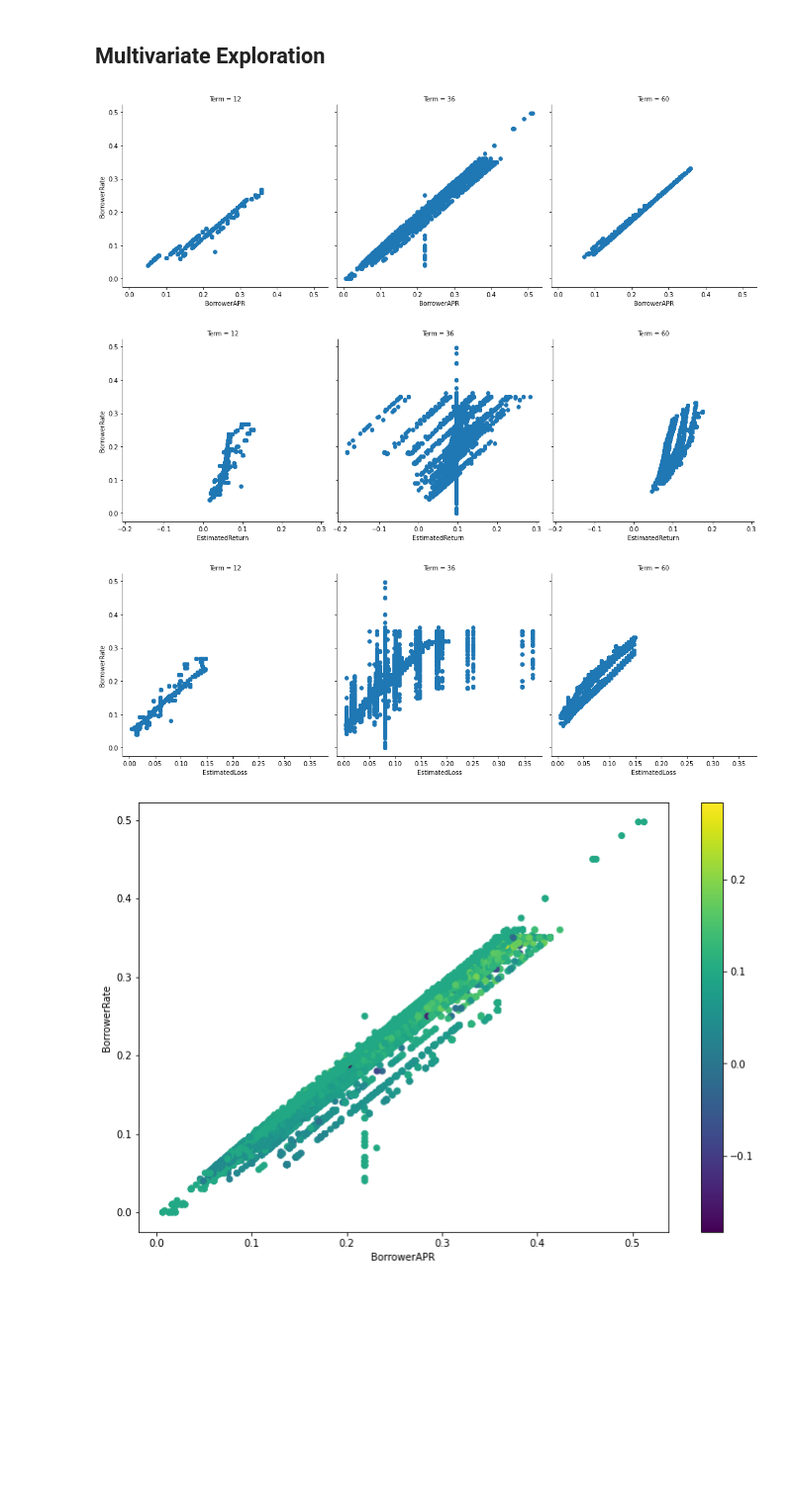
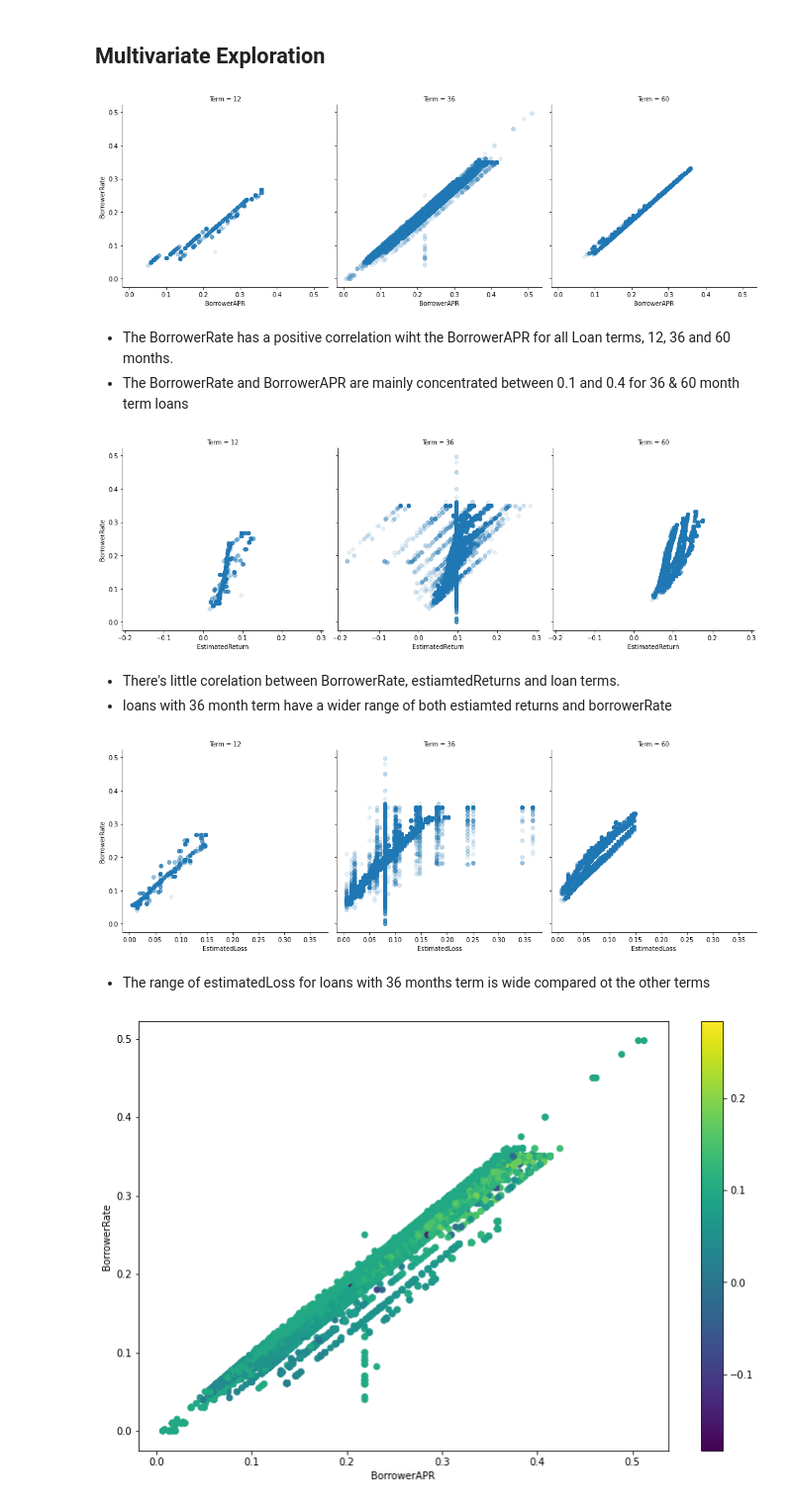
Before and after one commit to 3liud/loan-dataset-exploratoration, a Jupyter notebook: Notebooks/Part_I_exploration.ipynb, the cells around one changed output. Shown at 99% size. Drawn from its saved outputs; the diff is of its cells as text; code cells hidden in the pictures; blank space fills up the shorter version.

Commit message:
made a few changes on the charts and descriptions of the charts

```diff
--- a/Notebooks/Part_I_exploration.ipynb
+++ b/Notebooks/Part_I_exploration.ipynb
@@ -341,21 +361,27 @@ sb.boxplot(data = ploans, x = 'Term', y = 'EstimatedLoss', color = base_color);
 # %%
 # BorrowerAPR, BorrowerRate vs. Term
 g = sb.FacetGrid(data = ploans, col = 'Term', height = 5, margin_titles = True)
-g.map(plt.scatter, 'BorrowerAPR', 'BorrowerRate');
+g.map(plt.scatter, 'BorrowerAPR', 'BorrowerRate', alpha=0.1);
 # %% [output]
-[figure, old version]
+[figure, new version]
+# %% [markdown]
+- The BorrowerRate has a positive correlation wiht the BorrowerAPR for all Loan terms, 12, 36 and 60 months.
+- The BorrowerRate and BorrowerAPR are mainly concentrated between 0.1 and 0.4 for 36 & 60 month term loans
 # %%
-
-
 g = sb.FacetGrid(data = ploans, col = 'Term', height = 5, margin_titles = True)
-g.map(plt.scatter, 'EstimatedReturn', 'BorrowerRate');
+g.map(plt.scatter, 'EstimatedReturn', 'BorrowerRate', alpha=0.1);
 # %% [output]
-[figure, old version]
+[figure, new version]
+# %% [markdown]
+- There's little corelation between BorrowerRate, estiamtedReturns and loan terms.
+- loans with 36 month term have a wider range of both estiamted returns and borrowerRate
 # %%
 g = sb.FacetGrid(data = ploans, col = 'Term', height = 5,margin_titles = True)
-g.map(plt.scatter, 'EstimatedLoss', 'BorrowerRate');
+g.map(plt.scatter, 'EstimatedLoss', 'BorrowerRate', alpha=0.1);
 # %% [output]
-[figure, old version]
+[figure, new version]
+# %% [markdown]
+- The range of estimatedLoss for loans with 36 months term is wide compared ot the other terms
 # %%
 plt.figure(figsize=(12,8))
 plt.xlabel('BorrowerAPR')
```
Also changed, not shown: parts of 20 cells of this notebook.
